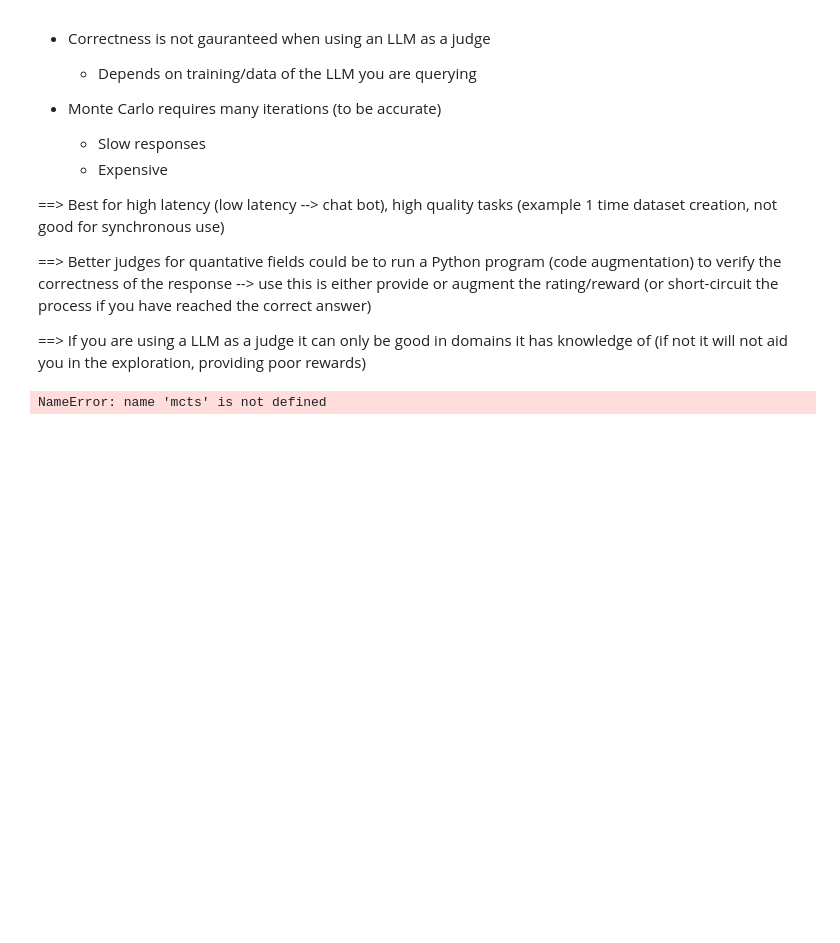
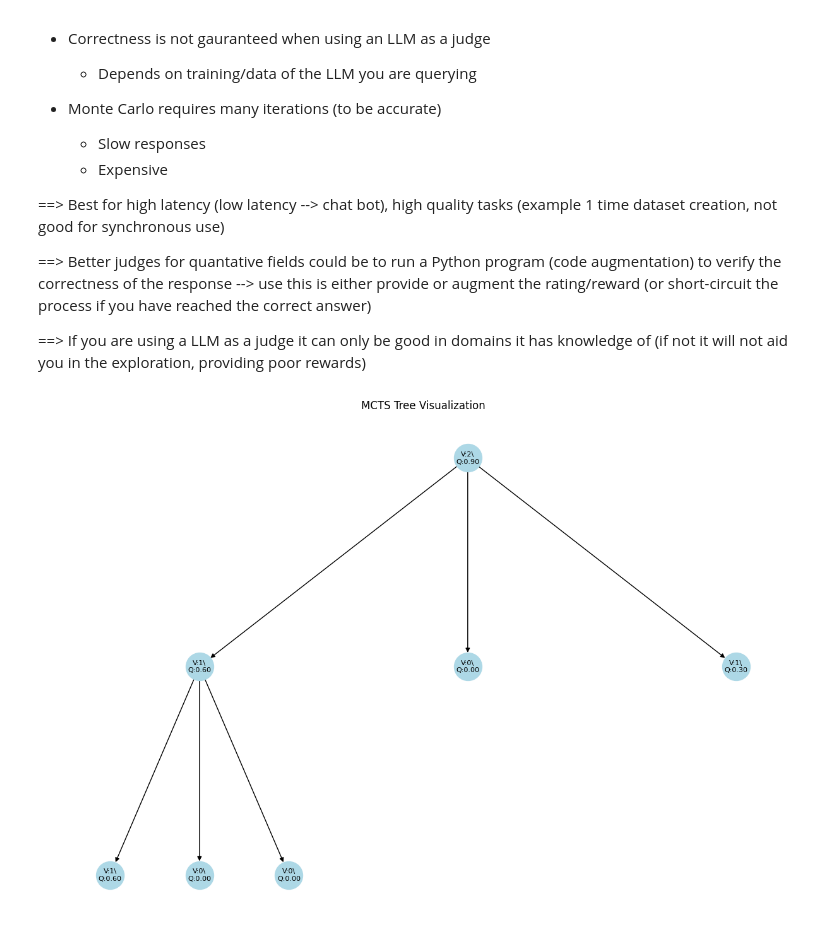
Before and after one commit to npastrami/LLM-Research, a Jupyter notebook: notebooks/mcts-1.ipynb, the cells around one changed output. Saved outputs shown, nothing was run; the diff lists cells and outputs as text; code cells hidden in the pictures; blank space fills up the shorter version.

```diff
--- a/notebooks/mcts-1.ipynb
+++ b/notebooks/mcts-1.ipynb
@@ -537,32 +532,32 @@ def visualize_mcts_tree(mcts, max_nodes=100):
         if node_counter[0] >= max_nodes:
             return
         node_id = node_counter[0]
         node_counter[0] += 1
         node_ids[node] = node_id
-        label = f"V:{getattr(node, 'visits', '?')}\\\nQ:{getattr(node, 'value', '?')}"
+        label = f"V:{getattr(node, 'visits', '?')}\\\nQ:{getattr(node, 'value', '?'):.2f}"
         node_labels[node_id] = label
         graph.add_node(node_id)
         if parent_id is not None:
             graph.add_edge(parent_id, node_id)
         for child in getattr(node, 'children', []):
             add_edges(child, node_id)
 
     add_edges(mcts.root)
     pos = tidy_tree_layout(graph, root=0, dx=2.0, spacing=1.5)
     plt.figure(figsize=(12, 8))
     nx.draw(
         graph,
         pos,
         with_labels=False,
         node_size=1000,  # Reduced node size
         node_color="lightblue"
     )
     nx.draw_networkx_labels(graph, pos, labels=node_labels, font_size=8)  # Reduced font size
     plt.title("MCTS Tree Visualization")
     plt.axis('off')
     plt.show()
 
 # Example usage
 visualize_mcts_tree(mcts)
 # %% [output]
-NameError: name 'mcts' is not defined
+[figure, added]
```
Also changed, not shown: parts of 5 cells of this notebook, 1 other file.
